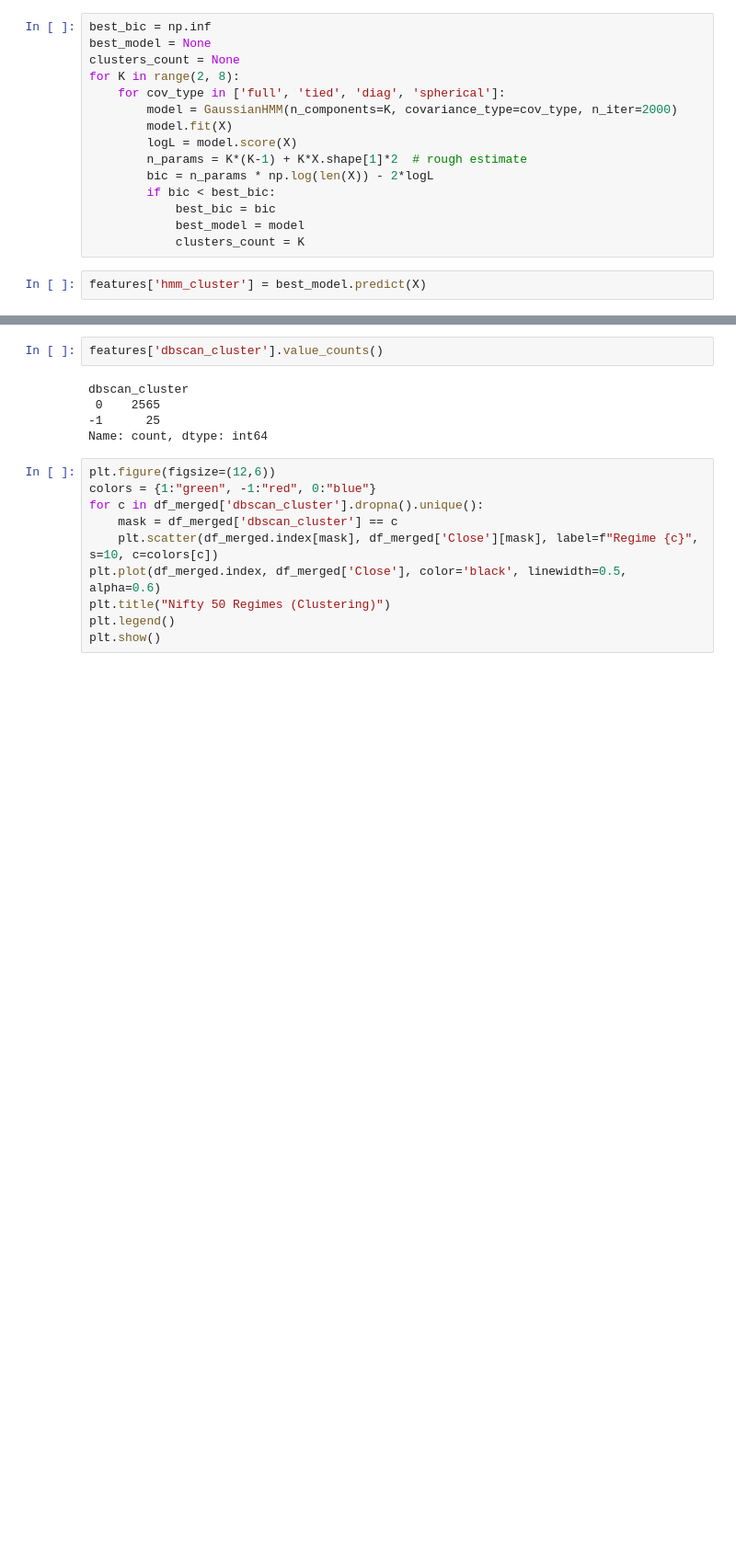
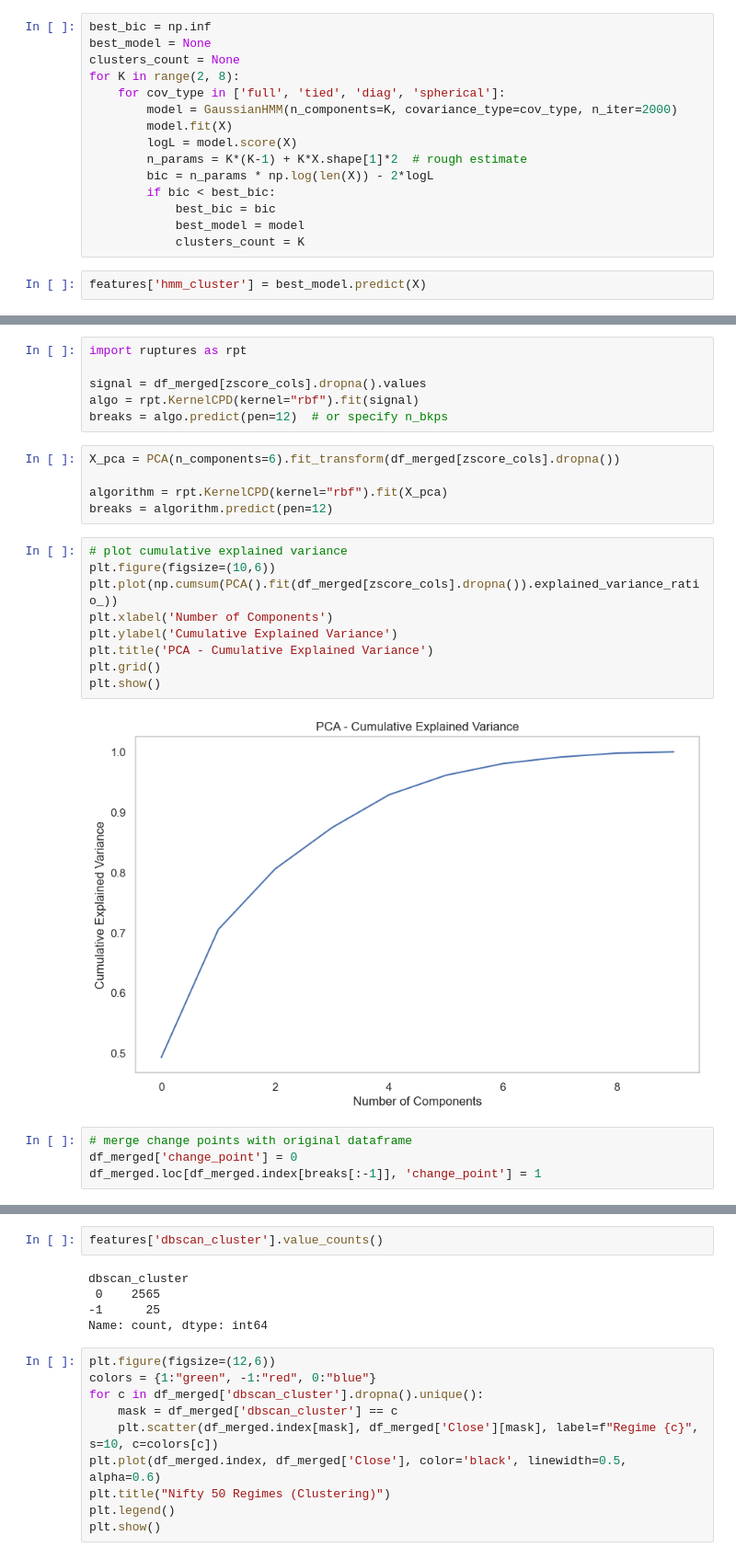
Before and after one commit to gautamnaik1994/ml-index-regime-detection, a Jupyter notebook: notebooks/03.regime_detection.ipynb, the cells around one changed output, grey strips where cells are left out. Shown at 92% size. Cells and saved outputs as stored; diff of their text form; blank space fills up the shorter version.

Commit message:
added zscore feature, changepoint detection

```diff
--- a/notebooks/03.regime_detection.ipynb
+++ b/notebooks/03.regime_detection.ipynb
@@ -309,0 +229,26 @@ plt.show()
+# %%
+import ruptures as rpt
+
+signal = df_merged[zscore_cols].dropna().values
+algo = rpt.KernelCPD(kernel="rbf").fit(signal)
+breaks = algo.predict(pen=12)  # or specify n_bkps
+# %%
+X_pca = PCA(n_components=6).fit_transform(df_merged[zscore_cols].dropna())
+
+algorithm = rpt.KernelCPD(kernel="rbf").fit(X_pca)
+breaks = algorithm.predict(pen=12)
+# %%
+# plot cumulative explained variance
+plt.figure(figsize=(10,6))
+plt.plot(np.cumsum(PCA().fit(df_merged[zscore_cols].dropna()).explained_variance_ratio_))
+plt.xlabel('Number of Components')
+plt.ylabel('Cumulative Explained Variance')
+plt.title('PCA - Cumulative Explained Variance')
+plt.grid()
+plt.show()
+# %% [output]
+[figure, added]
+# %%
+# merge change points with original dataframe
+df_merged['change_point'] = 0
+df_merged.loc[df_merged.index[breaks[:-1]], 'change_point'] = 1
```
Also changed, not shown: parts of 36 cells of this notebook.
